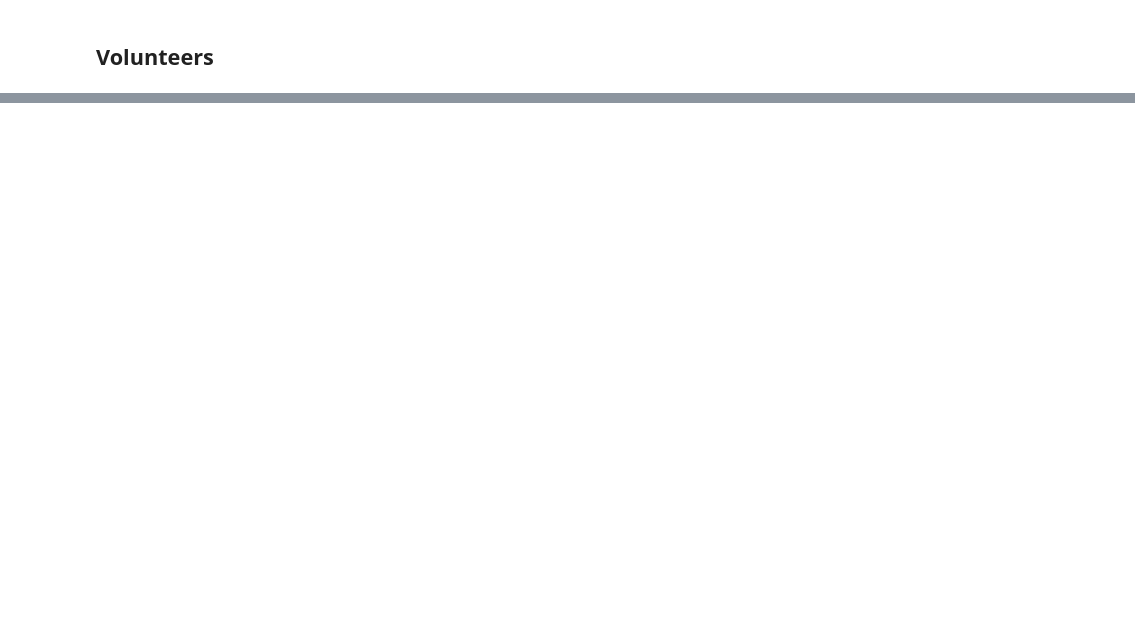
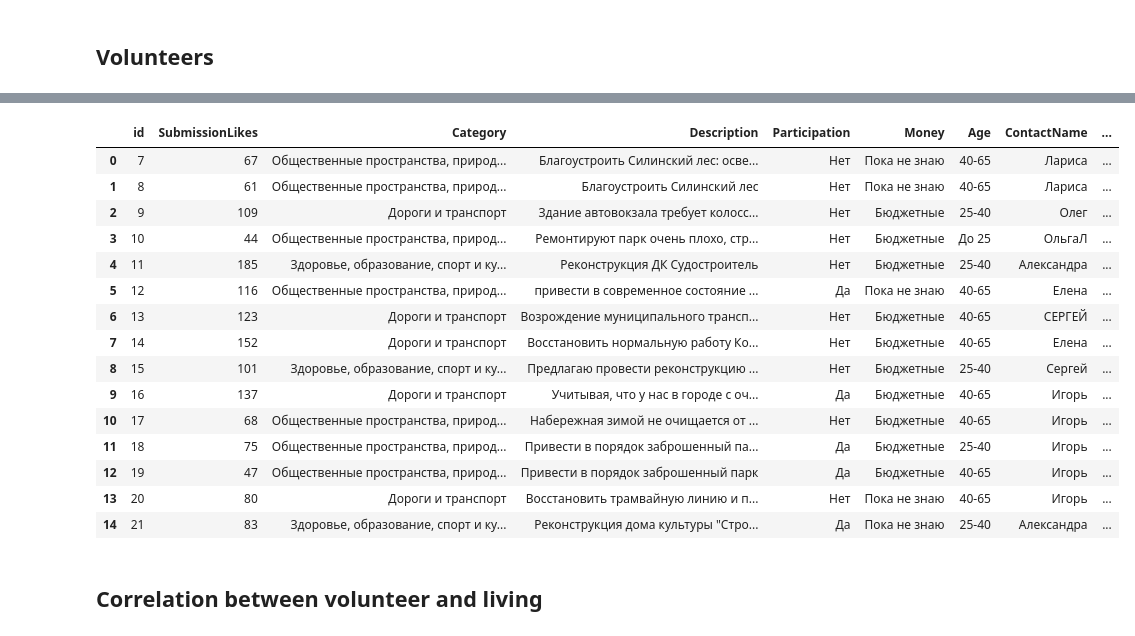
Before and after one commit to modernpacifist/komsomolsk-on-amur-comment-analysis, a Jupyter notebook: KomsomolskOnAmurCommentAnalysis.ipynb, the cells around one changed output, grey strips where cells are left out. Cells and saved outputs as stored; diff of their text form; code cells hidden in the pictures; blank space fills up the shorter version.

```diff
--- a/KomsomolskOnAmurCommentAnalysis.ipynb
+++ b/KomsomolskOnAmurCommentAnalysis.ipynb
@@ -279,0 +297,21 @@ Name: Money, dtype: object
+# %%
+df.head(15)
+# %% [output]
+|  | id | SubmissionLikes | Category | Description | Participation | Money | Age | ContactName | ... |
+| 0 | 7 | 67 | Общественные пространства, природ... | Благоустроить Силинский лес: осве... | Нет | Пока не знаю | 40-65 | Лариса | ... |
+| 1 | 8 | 61 | Общественные пространства, природ... | Благоустроить Силинский лес | Нет | Пока не знаю | 40-65 | Лариса | ... |
+| 2 | 9 | 109 | Дороги и транспорт | Здание автовокзала требует колосс... | Нет | Бюджетные | 25-40 | Олег | ... |
+| 3 | 10 | 44 | Общественные пространства, природ... | Ремонтируют парк очень плохо, стр... | Нет | Бюджетные | До 25 | ОльгаЛ | ... |
+| 4 | 11 | 185 | Здоровье, образование, спорт и ку... | Реконструкция ДК Судостроитель | Нет | Бюджетные | 25-40 | Александра | ... |
+| 5 | 12 | 116 | Общественные пространства, природ... | привести в современное состояние ... | Да | Пока не знаю | 40-65 | Елена | ... |
+| 6 | 13 | 123 | Дороги и транспорт | Возрождение муниципального трансп... | Нет | Бюджетные | 40-65 | СЕРГЕЙ | ... |
+| 7 | 14 | 152 | Дороги и транспорт | Восстановить нормальную работу Ко... | Нет | Бюджетные | 40-65 | Елена | ... |
+| 8 | 15 | 101 | Здоровье, образование, спорт и ку... | Предлагаю провести реконструкцию ... | Нет | Бюджетные | 25-40 | Сергей | ... |
+| 9 | 16 | 137 | Дороги и транспорт | Учитывая, что у нас в городе с оч... | Да | Бюджетные | 40-65 | Игорь | ... |
+| 10 | 17 | 68 | Общественные пространства, природ... | Набережная зимой не очищается от ... | Нет | Бюджетные | 40-65 | Игорь | ... |
+| 11 | 18 | 75 | Общественные пространства, природ... | Привести в порядок заброшенный па... | Да | Бюджетные | 25-40 | Игорь | ... |
+| 12 | 19 | 47 | Общественные пространства, природ... | Привести в порядок заброшенный парк | Да | Бюджетные | 40-65 | Игорь | ... |
+| 13 | 20 | 80 | Дороги и транспорт | Восстановить трамвайную линию и п... | Нет | Пока не знаю | 40-65 | Игорь | ... |
+| 14 | 21 | 83 | Здоровье, образование, спорт и ку... | Реконструкция дома культуры "Стро... | Да | Пока не знаю | 25-40 | Александра | ... |
+# %% [markdown]
+## Correlation between volunteer and living
```
Also changed, not shown: parts of 6 cells of this notebook.
